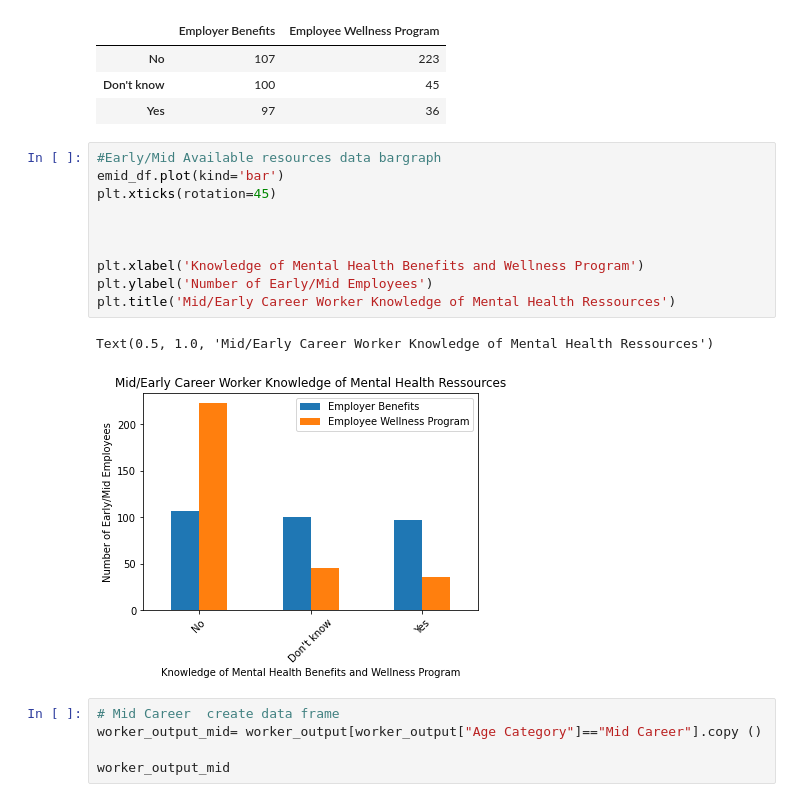
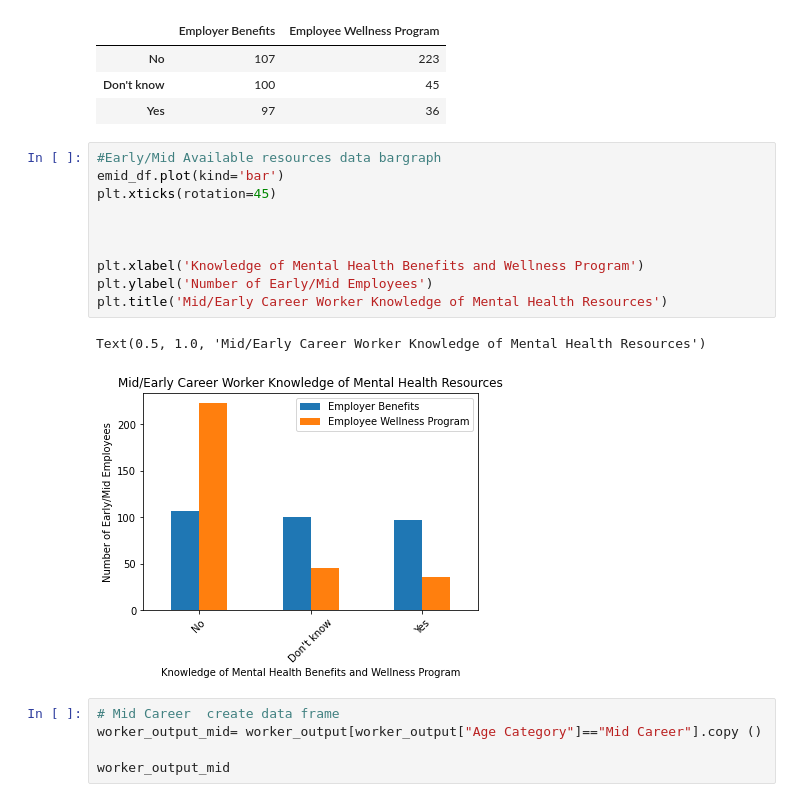
Before and after one commit to baileykayla953/project-one, a Jupyter notebook: Summary Stats.ipynb, the cells around one changed output. Cells and saved outputs as stored; diff of their text form.

```diff
--- a/Summary Stats.ipynb
+++ b/Summary Stats.ipynb
@@ -198,16 +198,16 @@ emid_df
 # %%
 #Early/Mid Available resources data bargraph
 emid_df.plot(kind='bar')
 plt.xticks(rotation=45)
 
 
 
 plt.xlabel('Knowledge of Mental Health Benefits and Wellness Program')
 plt.ylabel('Number of Early/Mid Employees')
-plt.title('Mid/Early Career Worker Knowledge of Mental Health Ressources')
+plt.title('Mid/Early Career Worker Knowledge of Mental Health Resources')
 # %% [output]
-Text(0.5, 1.0, 'Mid/Early Career Worker Knowledge of Mental Health Ressources')
+Text(0.5, 1.0, 'Mid/Early Career Worker Knowledge of Mental Health Resources')
-[figure, old version]
+[figure, new version]
 # %%
 # Mid Career  create data frame
 worker_output_mid= worker_output[worker_output["Age Category"]=="Mid Career"].copy ()
```
Also changed, not shown: parts of 2 cells of this notebook.
